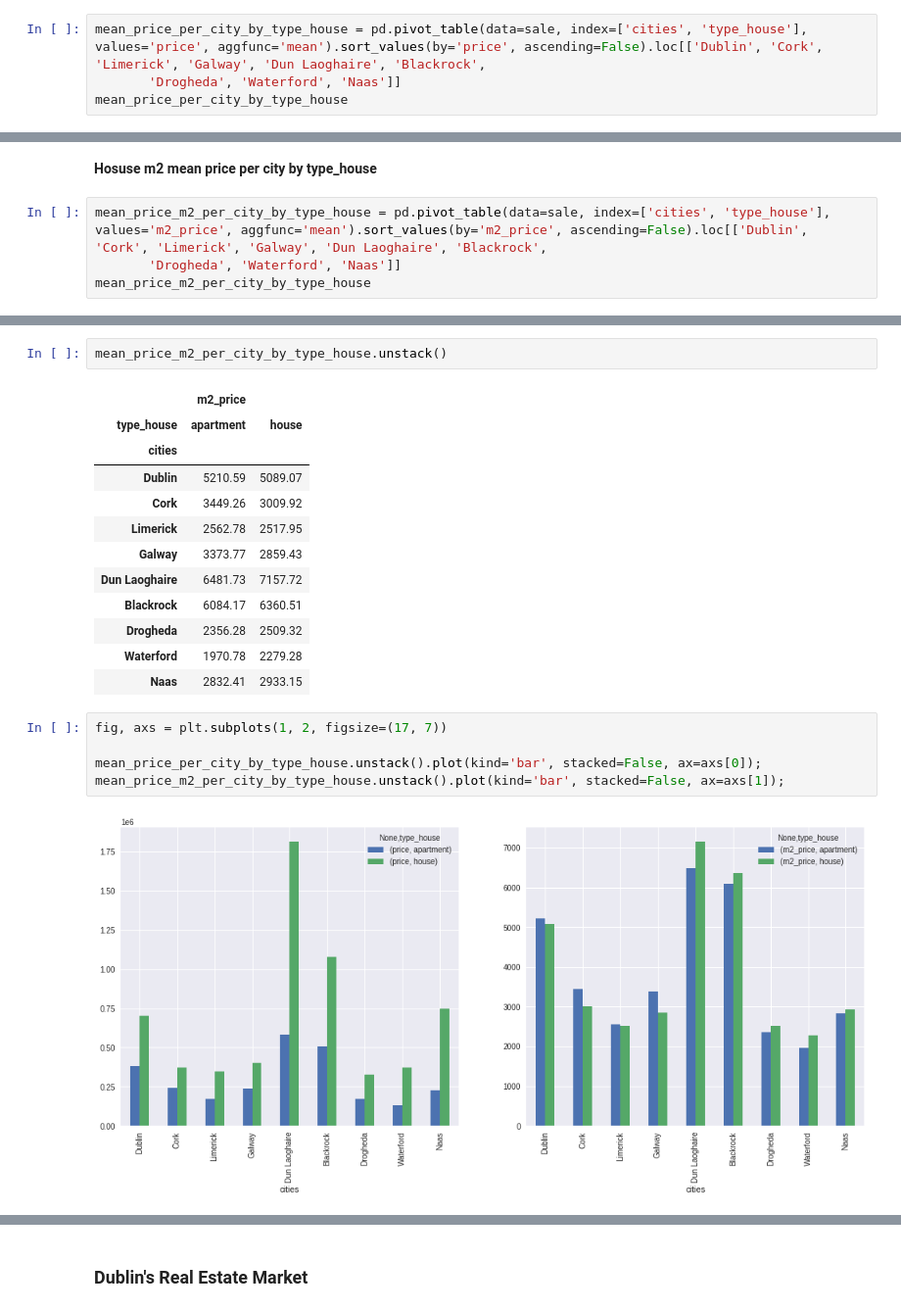
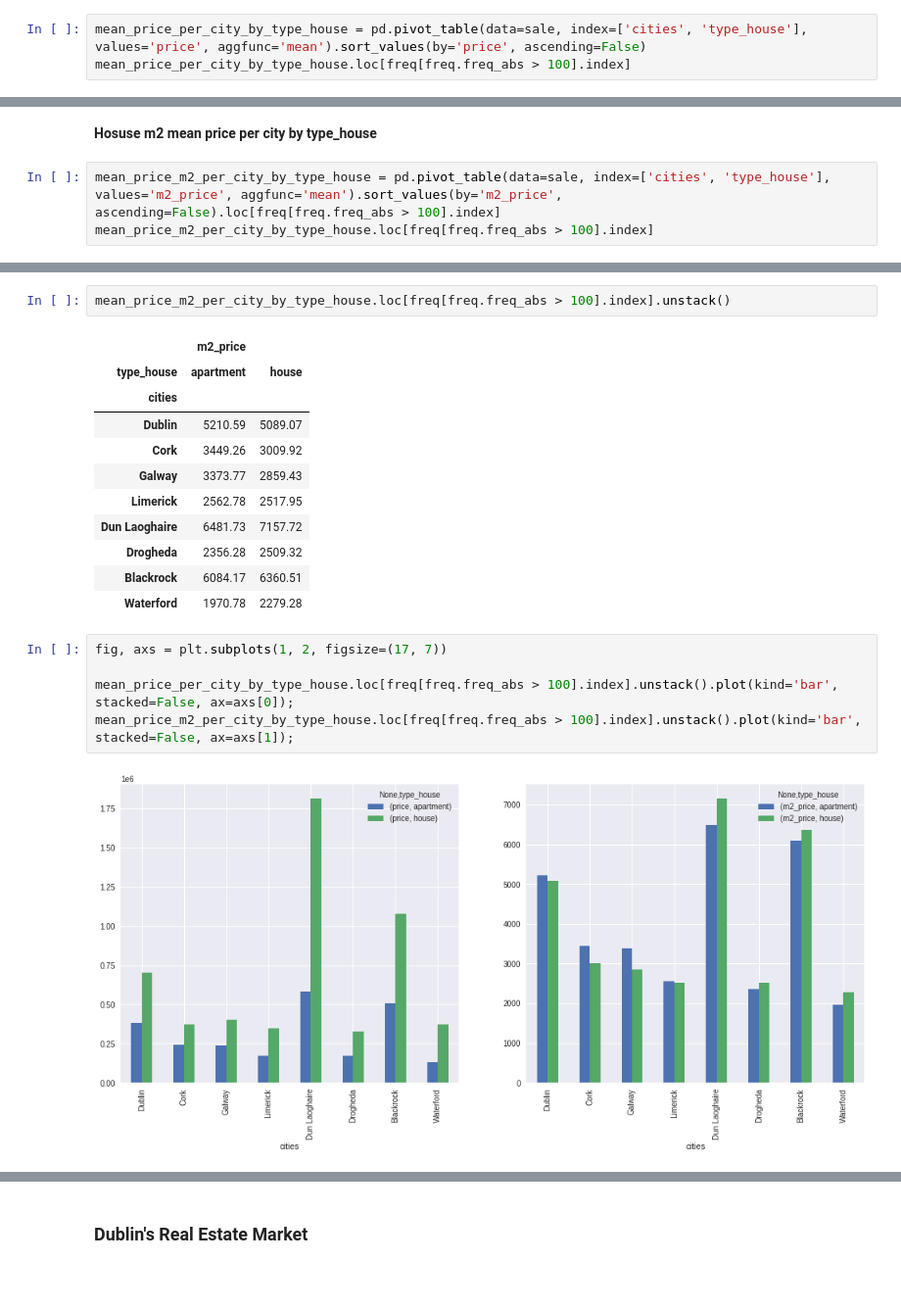
Before and after one commit to javiicc/Identifying_Potential_Investment_Opportunities_In_The_Irish_Real_Estate_Market_Using_MachineLearning, a Jupyter notebook: Data_Analysis.ipynb, the cells around one changed output, grey strips where cells are left out. Shown at 98% size. Saved outputs shown, nothing was run; the diff lists cells and outputs as text; blank space fills up the shorter version.

```diff
--- a/Data_Analysis.ipynb
+++ b/Data_Analysis.ipynb
@@ -247,9 +216,8 @@ axs.set_xticklabels(mean_price_m2_per_city.index, rotation=45);
 # %% [markdown]
 **House mean price per city by type_house**
 # %%
-mean_price_per_city_by_type_house = pd.pivot_table(data=sale, index=['cities', 'type_house'], values='price', aggfunc='mean').sort_values(by='price', ascending=False).loc[['Dublin', 'Cork', 'Limerick', 'Galway', 'Dun Laoghaire', 'Blackrock',
-       'Drogheda', 'Waterford', 'Naas']]
-mean_price_per_city_by_type_house
+mean_price_per_city_by_type_house = pd.pivot_table(data=sale, index=['cities', 'type_house'], values='price', aggfunc='mean').sort_values(by='price', ascending=False)
+mean_price_per_city_by_type_house.loc[freq[freq.freq_abs > 100].index]
 # %% [output]
 |  |  | price |
 | cities | type_house |  |
@@ -287,9 +254,8 @@ mean_price_per_city_by_type_house.unstack()
 # %% [markdown]
 **Hosuse m2 mean price per city by type_house**
 # %%
-mean_price_m2_per_city_by_type_house = pd.pivot_table(data=sale, index=['cities', 'type_house'], values='m2_price', aggfunc='mean').sort_values(by='m2_price', ascending=False).loc[['Dublin', 'Cork', 'Limerick', 'Galway', 'Dun Laoghaire', 'Blackrock',
-       'Drogheda', 'Waterford', 'Naas']]
-mean_price_m2_per_city_by_type_house
+mean_price_m2_per_city_by_type_house = pd.pivot_table(data=sale, index=['cities', 'type_house'], values='m2_price', aggfunc='mean').sort_values(by='m2_price', ascending=False).loc[freq[freq.freq_abs > 100].index]
+mean_price_m2_per_city_by_type_house.loc[freq[freq.freq_abs > 100].index]
 # %% [output]
 |  |  | m2_price |
 | cities | type_house |  |
@@ -312,22 +278,21 @@ mean_price_m2_per_city_by_type_house
 # %%
-mean_price_m2_per_city_by_type_house.unstack()
+mean_price_m2_per_city_by_type_house.loc[freq[freq.freq_abs > 100].index].unstack()
 # %% [output]
 |  | m2_price |  |
 | type_house | apartment | house |
 | cities |  |  |
 | Dublin | 5210.59 | 5089.07 |
 | Cork | 3449.26 | 3009.92 |
+| Galway | 3373.77 | 2859.43 |
 | Limerick | 2562.78 | 2517.95 |
-| Galway | 3373.77 | 2859.43 |
 | Dun Laoghaire | 6481.73 | 7157.72 |
+| Drogheda | 2356.28 | 2509.32 |
 | Blackrock | 6084.17 | 6360.51 |
-| Drogheda | 2356.28 | 2509.32 |
 | Waterford | 1970.78 | 2279.28 |
-| Naas | 2832.41 | 2933.15 |
 # %%
 fig, axs = plt.subplots(1, 2, figsize=(17, 7))
 
-mean_price_per_city_by_type_house.unstack().plot(kind='bar', stacked=False, ax=axs[0]);
-mean_price_m2_per_city_by_type_house.unstack().plot(kind='bar', stacked=False, ax=axs[1]);
+mean_price_per_city_by_type_house.loc[freq[freq.freq_abs > 100].index].unstack().plot(kind='bar', stacked=False, ax=axs[0]);
+mean_price_m2_per_city_by_type_house.loc[freq[freq.freq_abs > 100].index].unstack().plot(kind='bar', stacked=False, ax=axs[1]);
 # %% [output]
-[figure, old version]
+[figure, new version]
```
Also changed, not shown: parts of 32 cells of this notebook, 1 other file.
